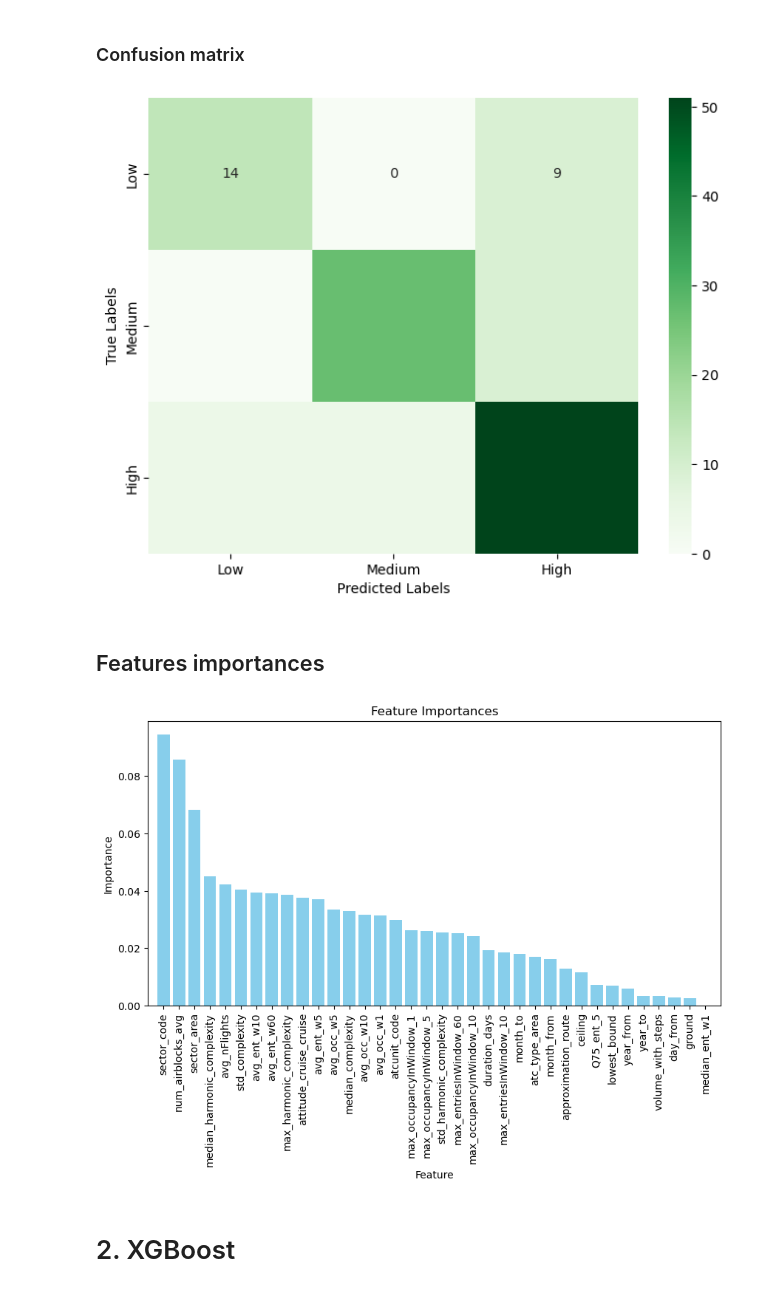
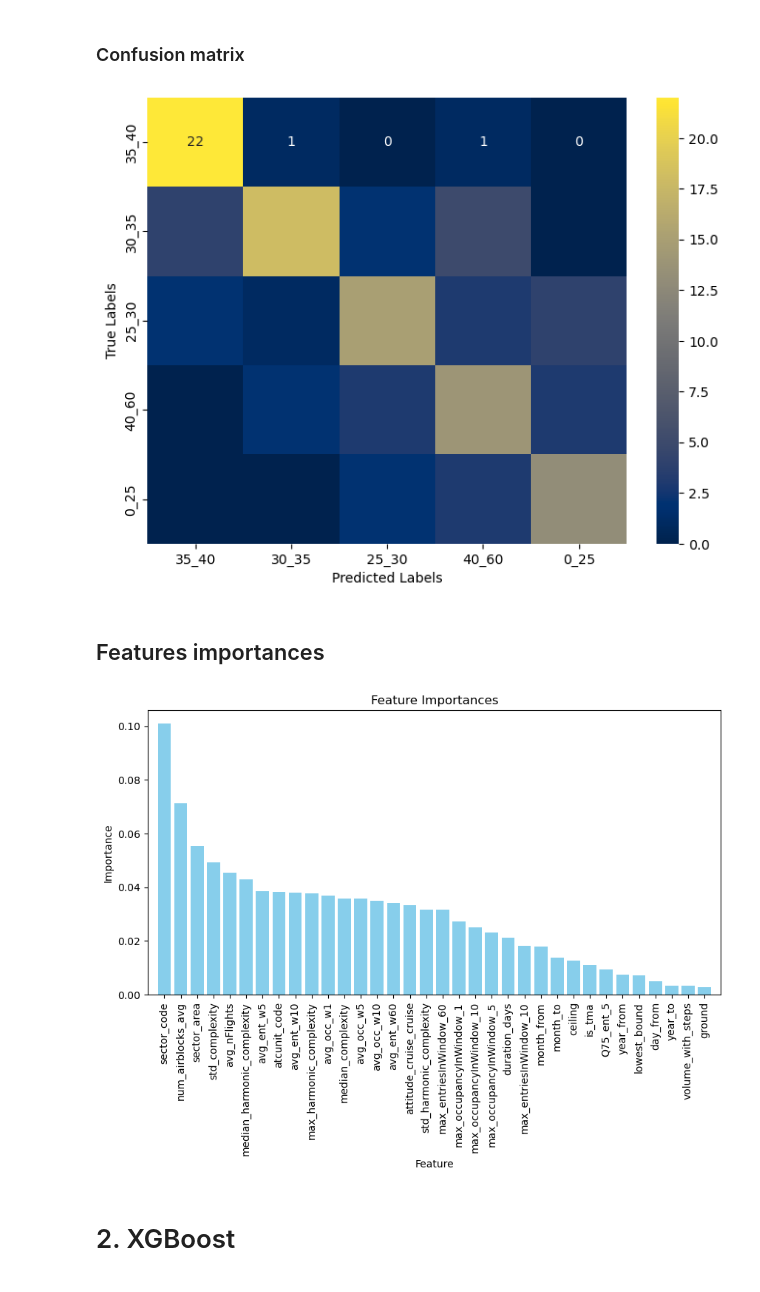
Before and after one commit to alfredcargar/master-thesis, a Jupyter notebook: notebooks/classification_model.ipynb, the cells around one changed output. Saved outputs shown, nothing was run; the diff lists cells and outputs as text; code cells hidden in the pictures.

```diff
--- a/notebooks/classification_model.ipynb
+++ b/notebooks/classification_model.ipynb
@@ -47,8 +47,12 @@ min       15.000000
 75%       37.000000
 max       53.000000
 Name: capacity, dtype: float64
-# %%
-df['capacity_level'] = df['capacity'].apply(lambda x: 'low' if x <= 26 else ('medium' if x <= 37 else 'high'))
+# %%
+df['capacity_level'] = df['capacity'].apply(lambda x: '0_25' if x < 25
+                                            else '25_30' if x >= 25 and x < 30
+                                            else '30_35' if x >= 30 and x < 35
+                                            else '35_40' if x >= 35 and x < 40
+                                            else '40_60')
 # %%
 df[['capacity','capacity_level']]
 # %% [output]
@@ -75 +81,4 @@ high      146
 Name: count, dtype: int64
+# %%
+bins = ['0_25','25_30','30_35','35_40','40_60']
+bins
@@ -143,13 +166,13 @@ results[['param_criterion','param_n_estimators','param_max_depth','mean_test_acc
 # %%
 cm = confusion_matrix(y_test,y_pred)
 
 plt.figure(figsize=(8,6))
-sbn.heatmap(cm,annot=True,cmap='Greens',xticklabels=['Low','Medium','High'],yticklabels=['Low','Medium','High'])
+sbn.heatmap(cm,annot=True,cmap='cividis',xticklabels=bins,yticklabels=bins)
 plt.xlabel('Predicted Labels')
 plt.ylabel('True Labels')
 plt.show()
 # %% [output]
-[figure, old version]
+[figure, new version]
 # %% [markdown]
 ## Features importances
 # %%
@@ -163,7 +186,7 @@ rfc.fit(x_train,y_train)
 importances = rfc.feature_importances_
 plot_features_imp(importances,x_train)
 # %% [output]
-[figure, old version]
+[figure, new version]
 # %% [markdown]
 # 2. XGBoost <a id="xgboost"></a>
 # %%
```
Also changed, not shown: parts of 11 cells of this notebook, 1 other file.
